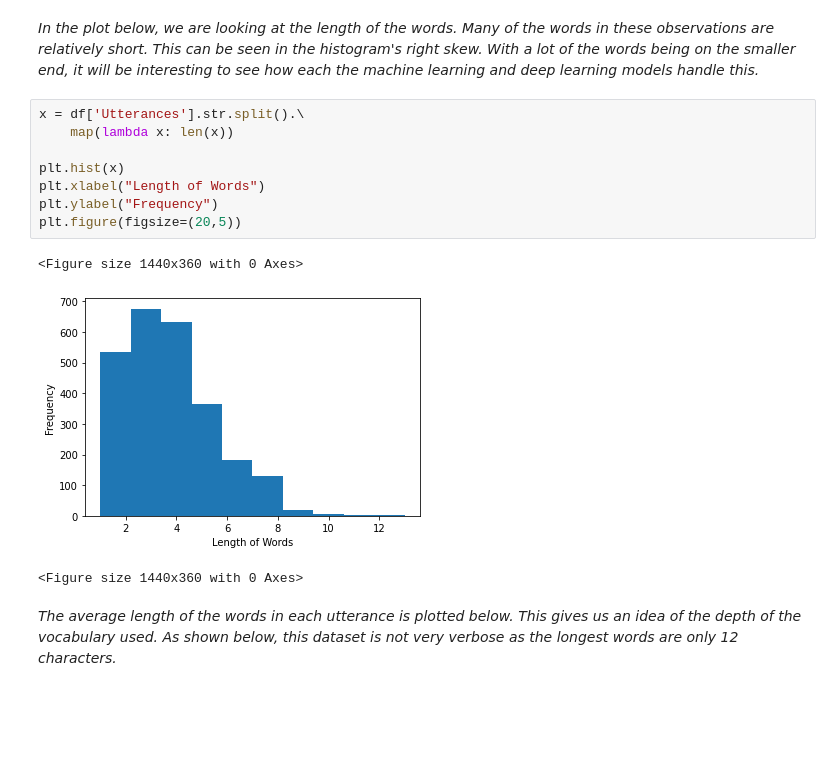
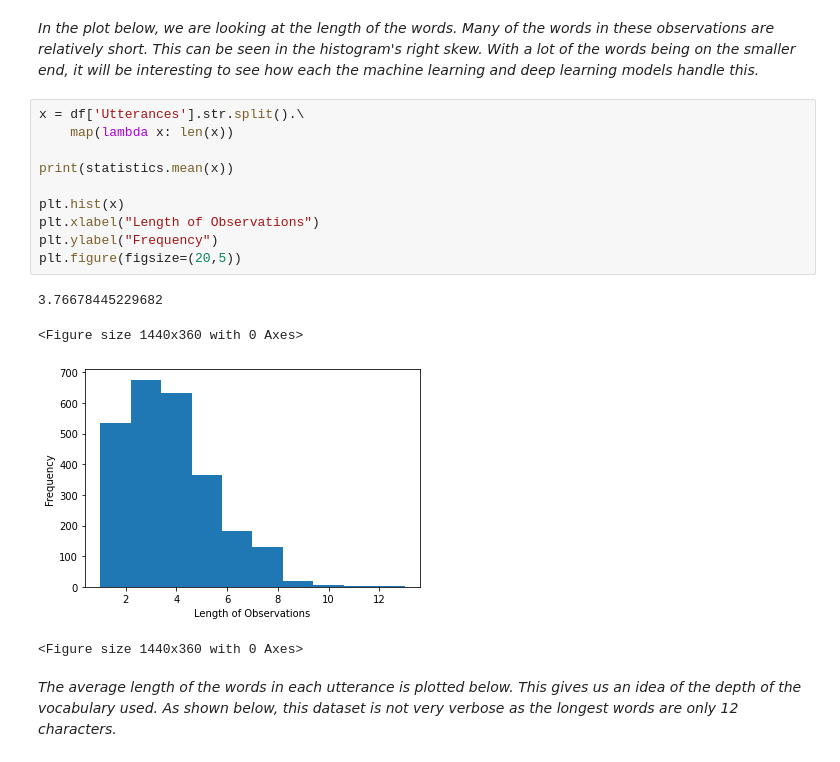
Before and after one commit to bderosie/cs39aa_project, a Jupyter notebook: project-part-1.ipynb, the cells around one changed output. Drawn from its saved outputs; the diff is of its cells as text; blank space fills up the shorter version.

```diff
--- a/project-part-1.ipynb
+++ b/project-part-1.ipynb
@@ -93,15 +94,18 @@ _In the plot below, we are looking at the length of the words. Many of the words
 # %%
 x = df['Utterances'].str.split().\
     map(lambda x: len(x))
 
+print(statistics.mean(x))
+
 plt.hist(x)
-plt.xlabel("Length of Words")
+plt.xlabel("Length of Observations")
 plt.ylabel("Frequency")
 plt.figure(figsize=(20,5))
 # %% [output]
-<Figure size 1440x360 with 0 Axes>
+3.76678445229682
+<Figure size 1440x360 with 0 Axes>
-[figure, old version]
+[figure, new version]
-<Figure size 1440x360 with 0 Axes>
+<Figure size 1440x360 with 0 Axes>
 # %% [markdown]
 _The average length of the words in each utterance is plotted below. This gives us an idea of the depth of the vocabulary used. As shown below, this dataset is not very verbose as the longest words are only 12 characters._
 # %%
```
Also changed, not shown: parts of 2 cells of this notebook.
